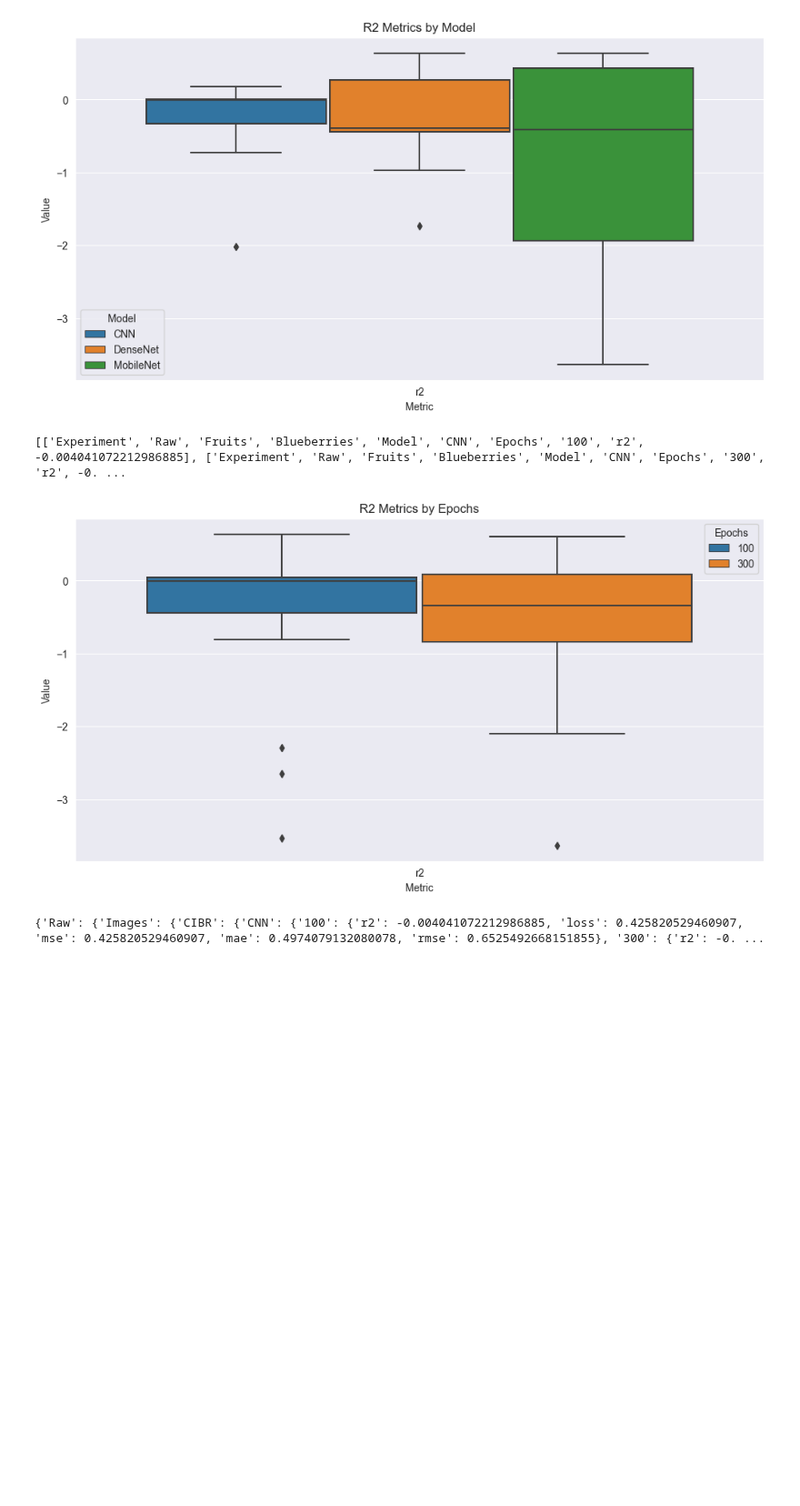
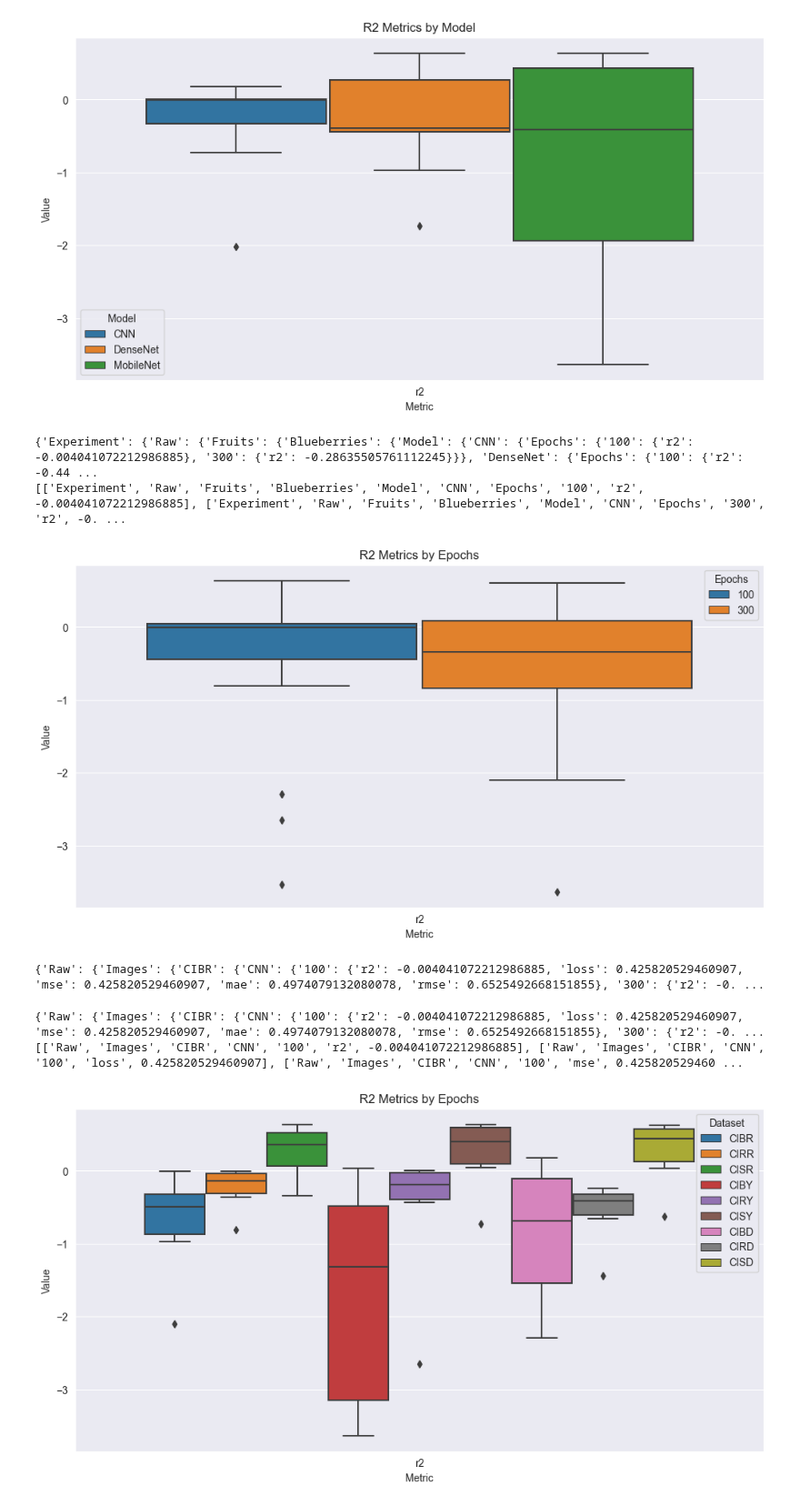
Before and after one commit to pcruiher08/ImageFeatures, a Jupyter notebook: Experiments/Graphs.ipynb, the cells around one changed output. Shown at 91% size. Saved outputs shown, nothing was run; the diff lists cells and outputs as text; code cells hidden in the pictures; blank space fills up the shorter version.

Commit message:
graphs update

```diff
--- a/Experiments/Graphs.ipynb
+++ b/Experiments/Graphs.ipynb
@@ -9,9 +9,15 @@ resultsDL = {}
 with open('resultsCNNAllcopy.json') as json_file:
     resultsCNN = json.load(json_file)
 
+with open('resultsDeepLearningC.json') as json_file:
+    resultsDL = json.load(json_file)
 
+with open('resultsMachineLearning.json') as json_file:
+    resultsML = json.load(json_file)
 
 print(json.dumps(resultsCNN, indent=1))
+print(json.dumps(resultsDL, indent=1))
+print(json.dumps(resultsML, indent=1))
 # %% [output]
 {
  "Experiment": {
@@ -166,10 +132,12 @@ import matplotlib.pyplot as plt
 
 data = resultsCNN
 
+print(data)
+
 def flatten_json(d, keys=None):
     if keys is None:
         keys = []
-    if isinstance(d, dict):
+    if isinstance(d, type(dict)):
         for k, v in d.items():
             for item in flatten_json(v, keys + [k]):
                 yield item
@@ -187,9 +155,51 @@ sns.boxplot(x="Metric", y="Value", hue="Epochs", data=df[df["Metric"] == "r2"])
 plt.title("R2 Metrics by Epochs")
 plt.show()
 # %% [output]
+{'Experiment': {'Raw': {'Fruits': {'Blueberries': {'Model': {'CNN': {'Epochs': {'100': {'r2': -0.004041072212986885}, '300': {'r2': -0.28635505761112245}}}, 'DenseNet': {'Epochs': {'100': {'r2': -0.44 ...
 [['Experiment', 'Raw', 'Fruits', 'Blueberries', 'Model', 'CNN', 'Epochs', '100', 'r2', -0.004041072212986885], ['Experiment', 'Raw', 'Fruits', 'Blueberries', 'Model', 'CNN', 'Epochs', '300', 'r2', -0. ...
 [figure]
 # %%
 print(resultsCNN)
 # %% [output]
 {'Raw': {'Images': {'CIBR': {'CNN': {'100': {'r2': -0.004041072212986885, 'loss': 0.425820529460907, 'mse': 0.425820529460907, 'mae': 0.4974079132080078, 'rmse': 0.6525492668151855}, '300': {'r2': -0. ...
+# %%
+diction = {}
+
+with open('resultsCNNAll.json') as json_file:
+    diction = json.load(json_file)
+
+
+
+import pandas as pd
+import seaborn as sns
+import matplotlib.pyplot as plt
+
+data = diction
+
+def flatten_json(d, keys=None):
+    if keys is None:
+        keys = []
+    if isinstance(d, type(dict)):
+        for k, v in d.items():
+            for item in flatten_json(v, keys + [k]):
+                yield item
+    else:
+        yield keys + [d]
+
+print(data)
+
+flat_data = list(flatten_json(data))
+
+print(flat_data)
+df = pd.DataFrame(flat_data, columns=["Experiment", "" ,"Dataset","Model","Epochs", "Metric", "Value"])
+
+plt.figure(figsize=(12, 6))
+sns.boxplot(x="Metric", y="Value", hue="Dataset", data=df[df["Metric"] == "r2"])
+
+#sns.barplot(x="Metric", y="Value", hue="Model", data=df[df["Metric"] == "r2"])
+plt.title("R2 Metrics by Epochs")
+plt.show()
+# %% [output]
+{'Raw': {'Images': {'CIBR': {'CNN': {'100': {'r2': -0.004041072212986885, 'loss': 0.425820529460907, 'mse': 0.425820529460907, 'mae': 0.4974079132080078, 'rmse': 0.6525492668151855}, '300': {'r2': -0. ...
+[['Raw', 'Images', 'CIBR', 'CNN', '100', 'r2', -0.004041072212986885], ['Raw', 'Images', 'CIBR', 'CNN', '100', 'loss', 0.425820529460907], ['Raw', 'Images', 'CIBR', 'CNN', '100', 'mse', 0.425820529460 ...
+[figure, added]
```
Also changed, not shown: parts of 3 cells of this notebook, 2 other files.
